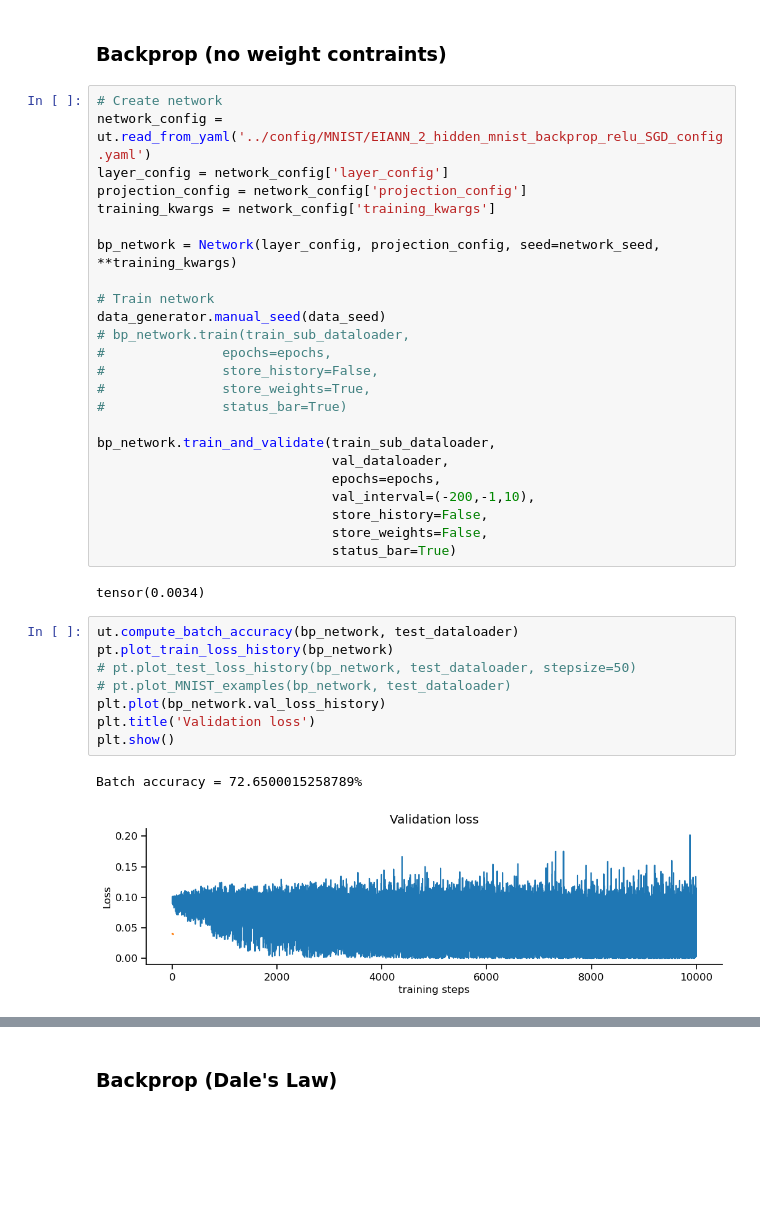
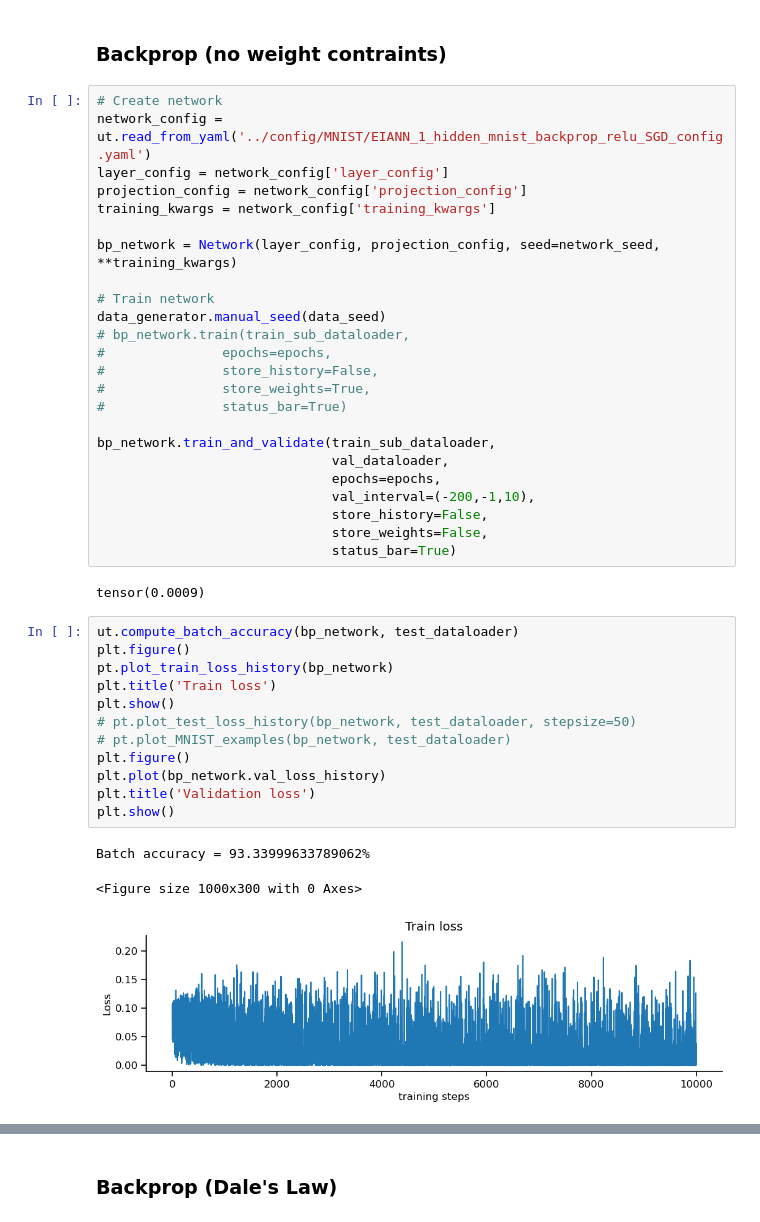
Before and after one commit to Milstein-Lab/EIANN, a Jupyter notebook: EIANN/notebooks/MNIST_1hidden.ipynb, the cells around one changed output, grey strips where cells are left out. Saved outputs shown, nothing was run; the diff lists cells and outputs as text; blank space fills up the shorter version.

Commit message:
20221219:  - Preparing to optimize network training on mnist dataset

```diff
--- a/EIANN/notebooks/MNIST_1hidden.ipynb
+++ b/EIANN/notebooks/MNIST_1hidden.ipynb
@@ -45,7 +45,7 @@ network_seed = 42
 ### Backprop (no weight contraints)
 # %%
 # Create network
-network_config = ut.read_from_yaml('../config/MNIST/EIANN_2_hidden_mnist_backprop_relu_SGD_config.yaml')
+network_config = ut.read_from_yaml('../config/MNIST/EIANN_1_hidden_mnist_backprop_relu_SGD_config.yaml')
 layer_config = network_config['layer_config']
 projection_config = network_config['projection_config']
 training_kwargs = network_config['training_kwargs']
@@ -68,15 +68,20 @@ bp_network.train_and_validate(train_sub_dataloader,
                               store_weights=False,
                               status_bar=True)
 # %% [output]
-tensor(0.0034)
+tensor(0.0009)
 # %%
 ut.compute_batch_accuracy(bp_network, test_dataloader)
+plt.figure()
 pt.plot_train_loss_history(bp_network)
+plt.title('Train loss')
+plt.show()
 # pt.plot_test_loss_history(bp_network, test_dataloader, stepsize=50)
 # pt.plot_MNIST_examples(bp_network, test_dataloader)
+plt.figure()
 plt.plot(bp_network.val_loss_history)
 plt.title('Validation loss')
 plt.show()
 # %% [output]
-Batch accuracy = 72.6500015258789%
+Batch accuracy = 93.33999633789062%
+<Figure size 1000x300 with 0 Axes>
-[figure, old version]
+[figure, new version]
```
Also changed, not shown: parts of 8 cells of this notebook, 6 other files.
